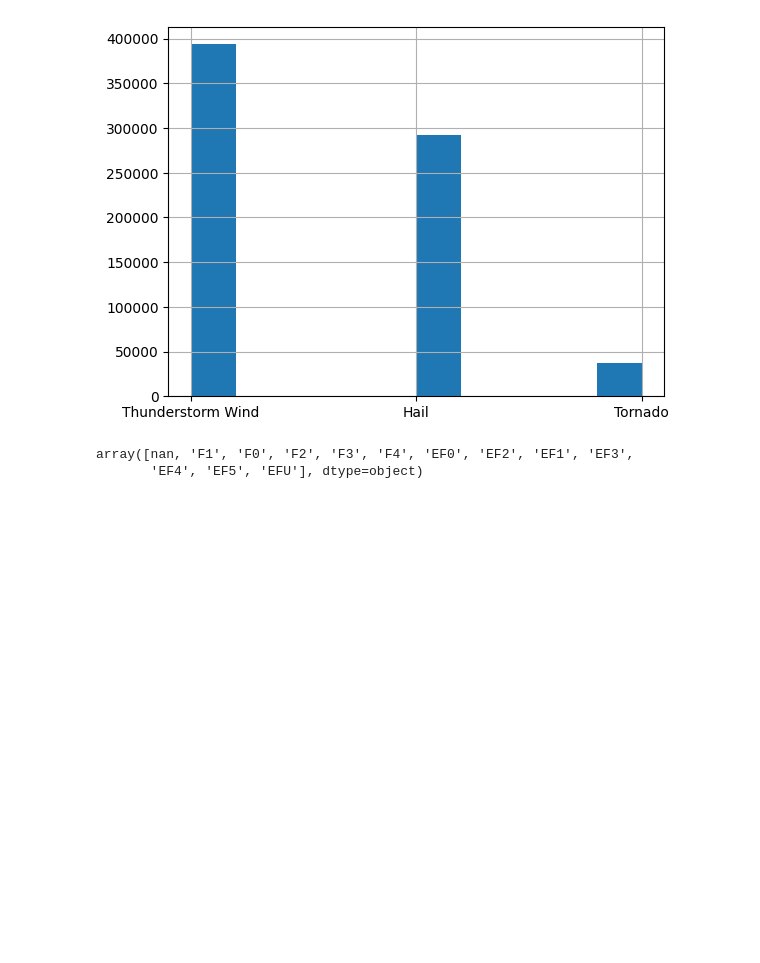
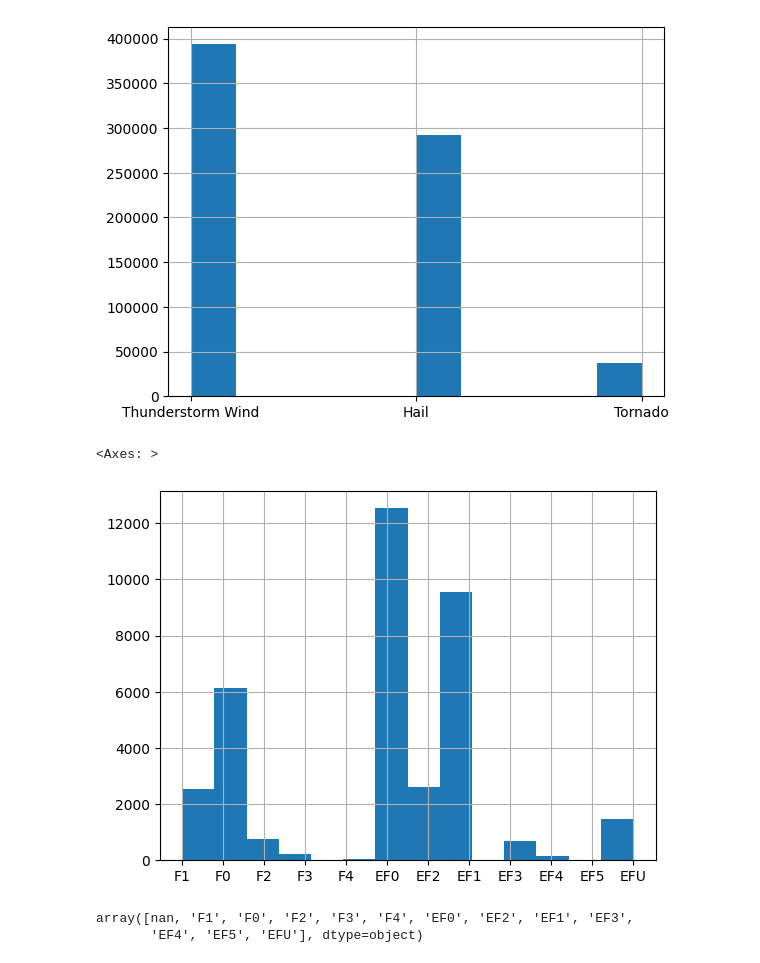
Before and after one commit to olievortex/olieigra, a Jupyter notebook: experiments/storm_events/10_transform_severe_records.ipynb, the cells around one changed output. Saved outputs shown, nothing was run; the diff lists cells and outputs as text; code cells hidden in the pictures; blank space fills up the shorter version.

```diff
--- a/experiments/storm_events/10_transform_severe_records.ipynb
+++ b/experiments/storm_events/10_transform_severe_records.ipynb
@@ -154,7 +154,12 @@ severe_df['EVENT_TYPE'].hist()
 # %%
 severe_df.to_csv(f'{SILVER_PATH}/stormevents/csvfiles/severe_dillon.csv', index=False)
 # %%
-severe_df['TOR_F_SCALE'].unique()
+severe_df['TOR_F_SCALE'].hist(bins=14)
 # %% [output]
-array([nan, 'F1', 'F0', 'F2', 'F3', 'F4', 'EF0', 'EF2', 'EF1', 'EF3',
-       'EF4', 'EF5', 'EFU'], dtype=object)
+<Axes: >
+[figure, added]
+# %%
+severe_df['TOR_F_SCALE'].unique()
+# %% [output]
+array([nan, 'F1', 'F0', 'F2', 'F3', 'F4', 'EF0', 'EF2', 'EF1', 'EF3',
+       'EF4', 'EF5', 'EFU'], dtype=object)
```
